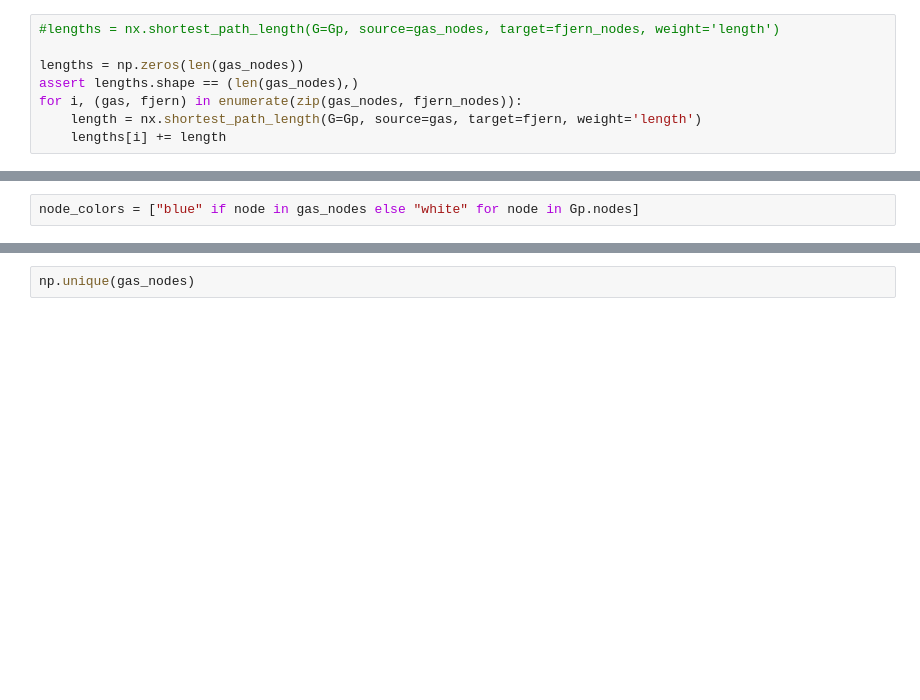
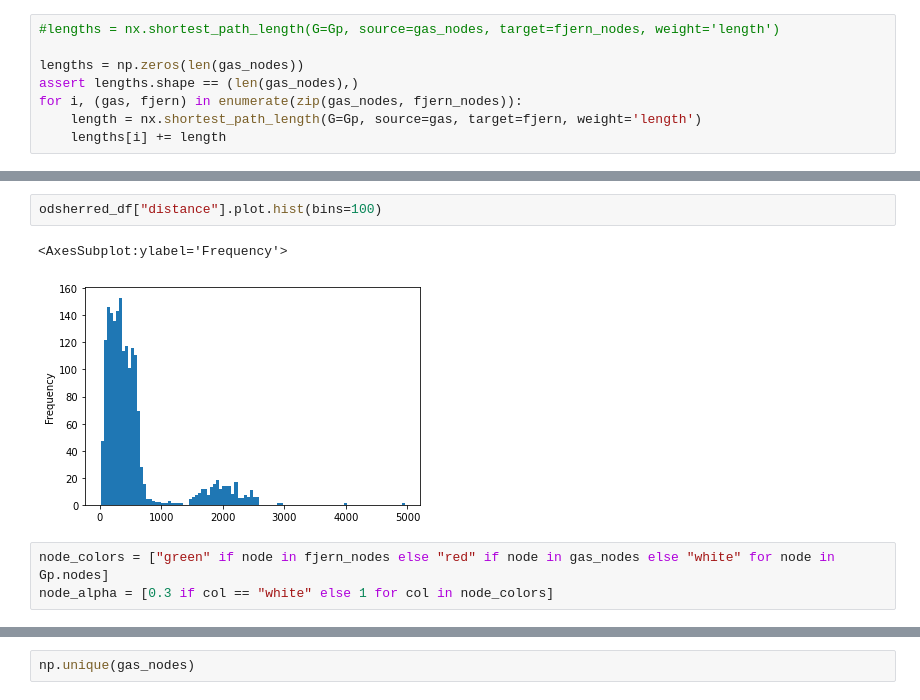
Before and after one commit to Rysias/parsing-gas, a Jupyter notebook: OsmnxTest.ipynb, the cells around one changed output, grey strips where cells are left out. Saved outputs shown, nothing was run; the diff lists cells and outputs as text; blank space fills up the shorter version.

```diff
--- a/OsmnxTest.ipynb
+++ b/OsmnxTest.ipynb
@@ -93,2 +139,8 @@ for i, (gas, fjern) in enumerate(zip(gas_nodes, fjern_nodes)):
+# %%
+odsherred_df["distance"].plot.hist(bins=100)
+# %% [output]
+<AxesSubplot:ylabel='Frequency'>
+[figure, added]
 # %%
-node_colors = ["blue" if node in gas_nodes else "white" for node in Gp.nodes]
+node_colors = ["green" if node in fjern_nodes else "red" if node in gas_nodes else "white" for node in Gp.nodes]
+node_alpha = [0.3 if col == "white" else 1 for col in node_colors]
```
Also changed, not shown: parts of 19 cells of this notebook.
